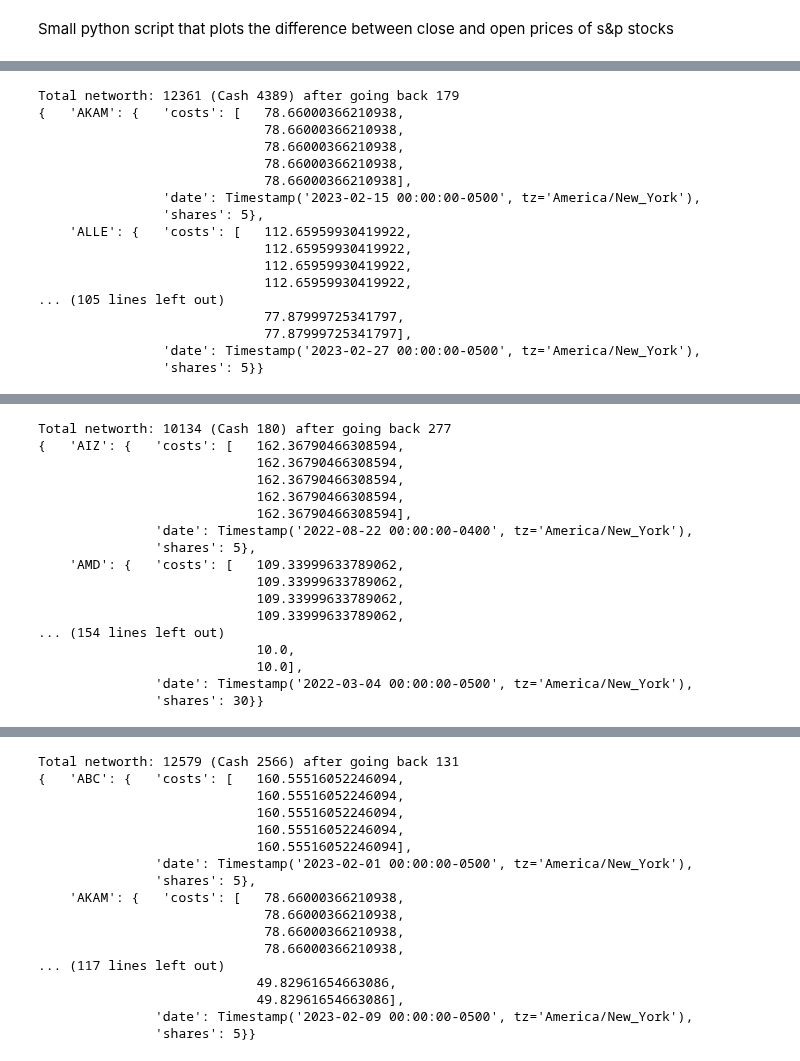
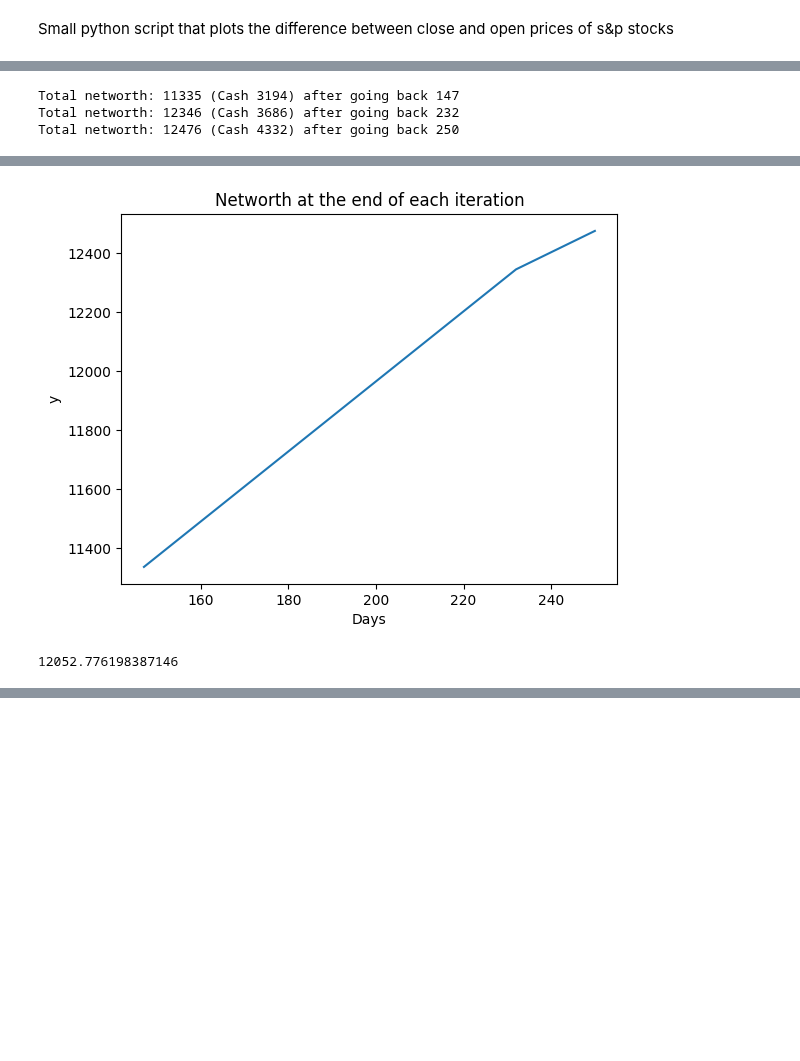
Before and after one commit to MuralidharB/tft-stocks, a Jupyter notebook: close_open.ipynb, the cells around one changed output, grey strips where cells are left out. Saved outputs shown, nothing was run; the diff lists cells and outputs as text; code cells hidden in the pictures; blank space fills up the shorter version.

```diff
--- a/close_open.ipynb
+++ b/close_open.ipynb
@@ -353,47 +324,13 @@ networth
 # %%
-import random
 
 ## Hyper parameters
 buy_trigger = 2    # times standard deviation
 sell_trigger = 1   # times the avg cost of the security to grow before we sell
 security_age = 1000  # number of days to hold the security before we cut the losses
 lockin_gains_factor = 1.1 # times the orignal amount to grow before we lockin the gains.
-
-nws = []
-for i in range(backtest_iterations):
-  tradingdays_togoback = random.randint(100, 300)
-  networth, current, pm, cih = do_one_backtesting(tradingdays_togoback)
-  print("Total networth: %d (Cash %d) after going back %d" % (networth, current_account, tradingdays_togoback))
-  pp.pprint(portfolio)
-  nws.append(networth)
-  idx_list = list(indices_ts['^GSPC_Close'])[-tradingdays_togoback:]
-  d = pd.DataFrame({'Portfolio_Performance':pm,'SP_Performance':idx_list, "Cash_In_Hand": cih})
-  d.index = indices_ts.index[-tradingdays_togoback:]
-  pm_pct = (pm[-1]-pm[0])*100/pm[0]
-  idx_pct = (idx_list[-1] - idx_list[0])*100/idx_list[0]
-  fig = px.line(d, title="Model (%f)%% vs S&P Performance (%f)%%" % (pm_pct, idx_pct), markers=True)
-  fig.show()
-
-print("networth")
-plt.plot(nws)
-
-plt.show()
-print(sum(nws)/len(nws))
+prefer_beta = False
+run_backtest()
 # %% [output]
-Total networth: 12361 (Cash 4389) after going back 179
-{   'AKAM': {   'costs': [   78.66000366210938,
-                             78.66000366210938,
-                             78.66000366210938,
-                             78.66000366210938,
-                             78.66000366210938],
-                'date': Timestamp('2023-02-15 00:00:00-0500', tz='America/New_York'),
-                'shares': 5},
-    'ALLE': {   'costs': [   112.65959930419922,
-                             112.65959930419922,
-                             112.65959930419922,
-                             112.65959930419922,
-... (105 lines left out)
-                             77.87999725341797,
-                             77.87999725341797],
-                'date': Timestamp('2023-02-27 00:00:00-0500', tz='America/New_York'),
-                'shares': 5}}
+Total networth: 11335 (Cash 3194) after going back 147
+Total networth: 12346 (Cash 3686) after going back 232
+Total networth: 12476 (Cash 4332) after going back 250
@@ -401,17 +337,2 @@ Total networth: 12361 (Cash 4389) after going back 179
+[figure, new version]
-Total networth: 10134 (Cash 180) after going back 277
-{   'AIZ': {   'costs': [   162.36790466308594,
-                            162.36790466308594,
-                            162.36790466308594,
-                            162.36790466308594,
-                            162.36790466308594],
-               'date': Timestamp('2022-08-22 00:00:00-0400', tz='America/New_York'),
-               'shares': 5},
-    'AMD': {   'costs': [   109.33999633789062,
-                            109.33999633789062,
-                            109.33999633789062,
-                            109.33999633789062,
-... (154 lines left out)
-                            10.0,
-                            10.0],
-               'date': Timestamp('2022-03-04 00:00:00-0500', tz='America/New_York'),
-               'shares': 30}}
+12052.776198387146
@@ -419,17 +338,0 @@ Total networth: 10134 (Cash 180) after going back 277
-Total networth: 12579 (Cash 2566) after going back 131
-{   'ABC': {   'costs': [   160.55516052246094,
-                            160.55516052246094,
-                            160.55516052246094,
-                            160.55516052246094,
-                            160.55516052246094],
-               'date': Timestamp('2023-02-01 00:00:00-0500', tz='America/New_York'),
-               'shares': 5},
-    'AKAM': {   'costs': [   78.66000366210938,
-                             78.66000366210938,
-                             78.66000366210938,
-                             78.66000366210938,
-... (117 lines left out)
-                            49.82961654663086,
-                            49.82961654663086],
-               'date': Timestamp('2023-02-09 00:00:00-0500', tz='America/New_York'),
-               'shares': 5}}
```
Also changed, not shown: parts of 12 cells of this notebook.
